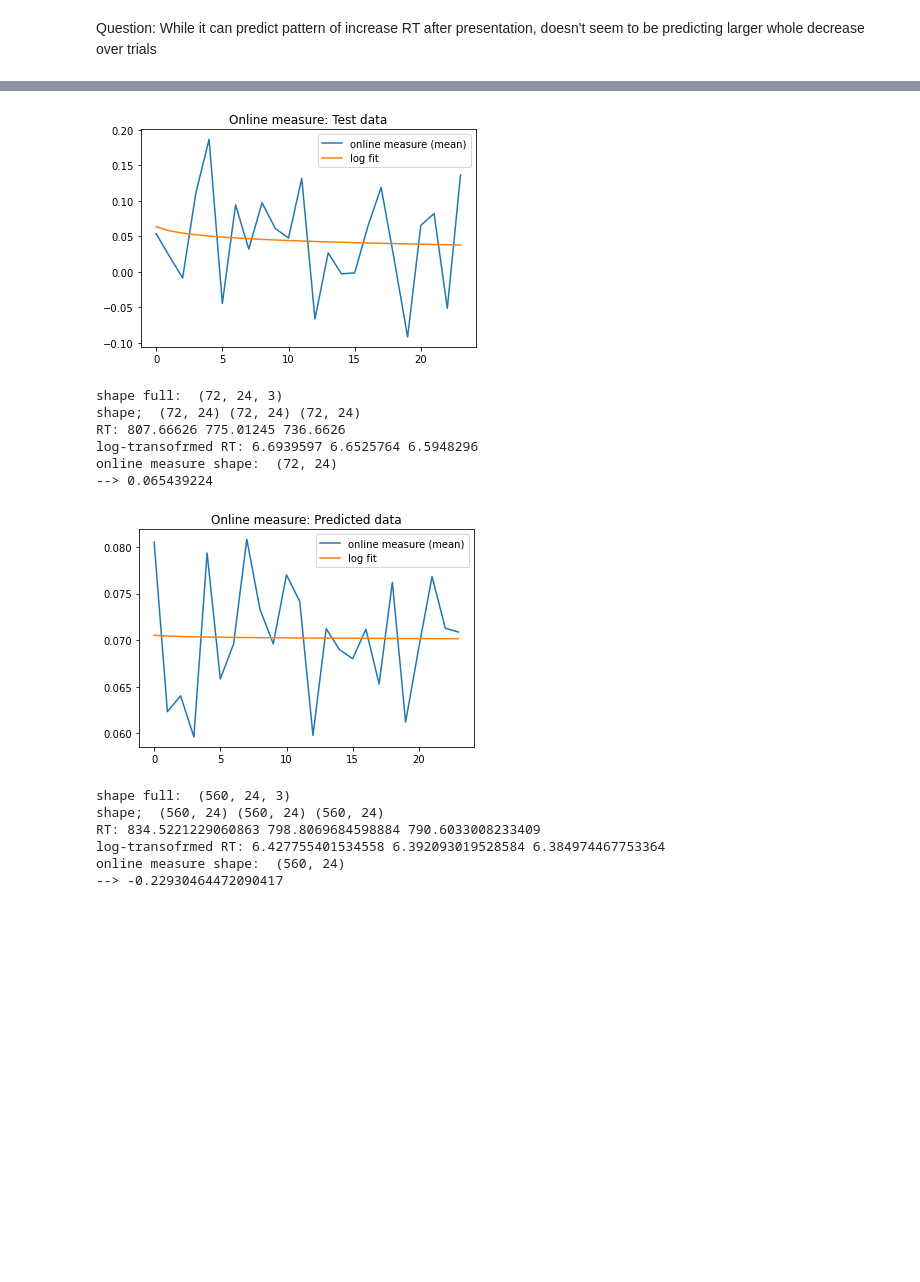
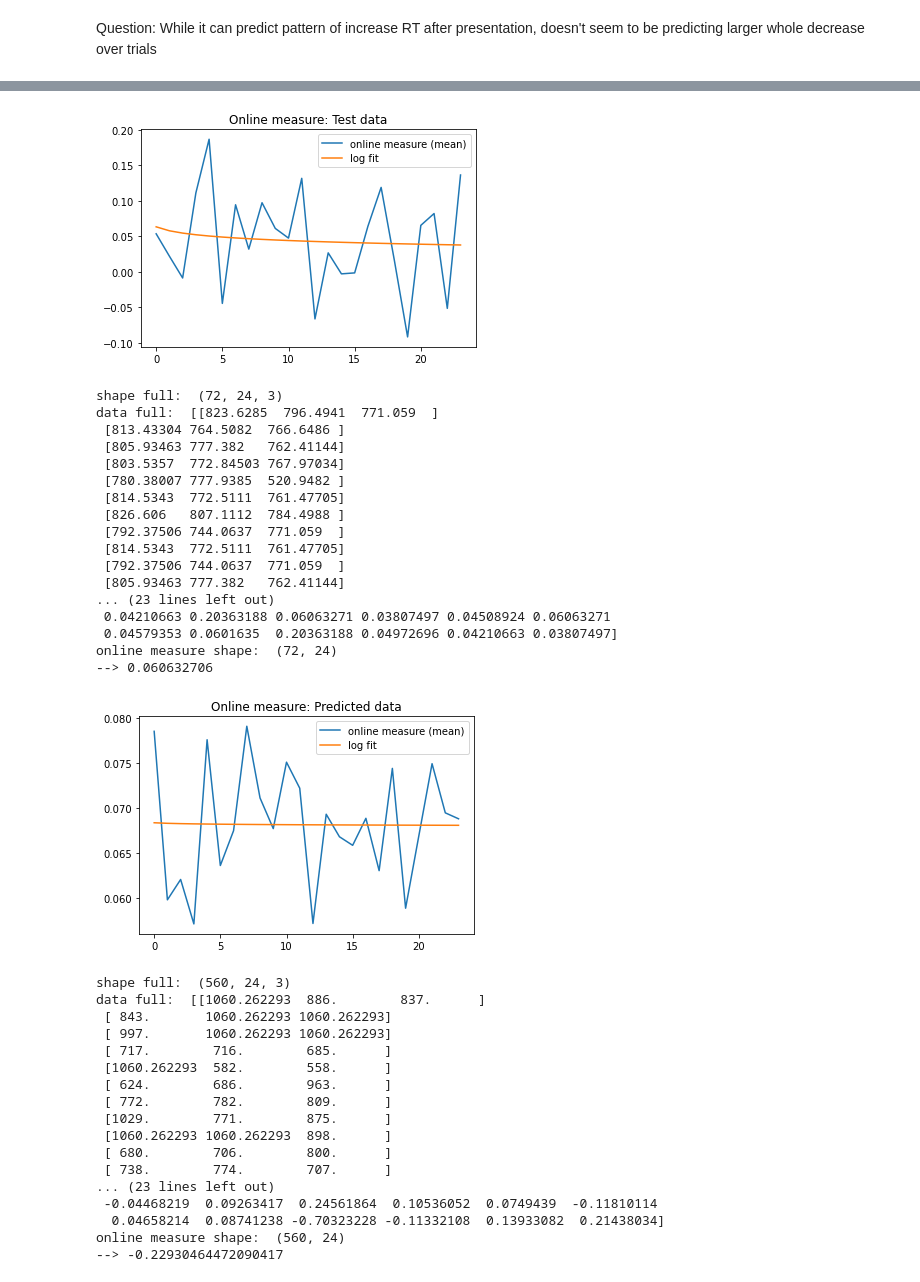
Before and after one commit to Altibertalt/thesis_model, a Jupyter notebook: modelling.ipynb, the cells around one changed output, grey strips where cells are left out. Cells and saved outputs as stored; diff of their text form; code cells hidden in the pictures; blank space fills up the shorter version.

```diff
--- a/modelling.ipynb
+++ b/modelling.ipynb
@@ -189,6 +189,15 @@ Question: While it can predict pattern of increase RT after presentation, doesn'
 pred = model.predict(X_test)
 new_y_test = y_test.reshape(-1, 1)
 all_y = all_y.reshape(-1, 1)
+print(pred.shape[0]/(24*24), new_y_test.shape, all_y.shape[0]/(24*24))
+
+print(all_y.shape)
+all_y = all_y.reshape(-1, 24)
+means = np.mean(all_y, axis=1)
+means = np.mean(all_y, axis=0)
+print(means.shape)
+print(means.shape[0]/24)
+
 
 pred_reshaped = pred.reshape(-1, 3)
 test_reshaped = new_y_test.reshape(-1, 3)
@@ -198,7 +207,6 @@ testing_reshaped = test_reshaped.reshape(-1, 24, test_reshaped.shape[1])
 predicted_reshaped = pred_reshaped.reshape(-1, 24, pred_reshaped.shape[1])
 # Sanity test
 all_reshaped = y_reshaped.reshape(-1, 24, y_reshaped.shape[1])
-
 
 # Logarithmic function
 def logarithmic_func(x, a, b):
@@ -216,6 +224,7 @@ def fit_log(x_data, y_data):
 
 def data_anal(data, label):
     print("shape full: ", data.shape)
+    print("data full: ", data[0])
     # Values
     first_column = data[:, :, 0]
     second_column = data[:, :, 1]
@@ -232,12 +241,27 @@ def data_anal(data, label):
     print("log-transofrmed RT:", np.mean(np.log(first_column)), np.mean(np.log(second_column)), np.mean(np.log(third_column)))
 
     # Fit log to online measure
-    fit = fit_log(range(1,24+1), np.mean(online_measure, axis=0))
+    print("online measure shape: ", online_measure.shape)
+    print("online measure shape: ", online_measure[0])
+    #online_measure = online_measure.reshape(-1, 24)
+
+    #fit = fit_log(range(1,24+1), np.mean(online_measure, axis=0))
+    fit = fit_log(
+        range(1,24+1),
+        #np.mean(online_measure, axis=0)
+        np.mean(online_measure.reshape(-1, 24), axis=0)
+    )
+    #np.mean(online_measure.reshape(-1, 24), axis=1)
+    print("online measure shape: ", online_measure[0])
 
     print("online measure shape: ", online_measure.shape)
     print("-->", online_measure[0,1]) # compare with real datasheet
 
-    plt.plot(np.mean(online_measure, axis=0), label="online measure (mean)")
+    plt.plot(
+        #np.mean(online_measure, axis=0),
+        np.mean(online_measure.reshape(-1, 24), axis=0),
+        label="online measure (mean)"
+    )
     plt.plot(fit, label="log fit")
 
     plt.title(f"Online measure: {label}")
@@ -256,17 +291,39 @@ log-transofrmed RT: 6.603442502171013 6.558994466716343 6.557637208326447
 online measure shape:  (72, 24)
 --> 0.1819719041843646
 [figure]
 shape full:  (72, 24, 3)
-shape;  (72, 24) (72, 24) (72, 24)
-RT: 807.66626 775.01245 736.6626
-log-transofrmed RT: 6.6939597 6.6525764 6.5948296
+data full:  [[823.6285  796.4941  771.059  ]
+ [813.43304 764.5082  766.6486 ]
+ [805.93463 777.382   762.41144]
+ [803.5357  772.84503 767.97034]
+ [780.38007 777.9385  520.9482 ]
+ [814.5343  772.5111  761.47705]
+ [826.606   807.1112  784.4988 ]
+ [792.37506 744.0637  771.059  ]
+ [814.5343  772.5111  761.47705]
+ [792.37506 744.0637  771.059  ]
+ [805.93463 777.382   762.41144]
+... (23 lines left out)
+ 0.04210663 0.20363188 0.06063271 0.03807497 0.04508924 0.06063271
+ 0.04579353 0.0601635  0.20363188 0.04972696 0.04210663 0.03807497]
 online measure shape:  (72, 24)
---> 0.065439224
+--> 0.060632706
-[figure, old version]
+[figure, new version]
 shape full:  (560, 24, 3)
-shape;  (560, 24) (560, 24) (560, 24)
-RT: 834.5221229060863 798.8069684598884 790.6033008233409
-log-transofrmed RT: 6.427755401534558 6.392093019528584 6.384974467753364
+data full:  [[1060.262293  886.        837.      ]
+ [ 843.       1060.262293 1060.262293]
+ [ 997.       1060.262293 1060.262293]
+ [ 717.        716.        685.      ]
+ [1060.262293  582.        558.      ]
+ [ 624.        686.        963.      ]
+ [ 772.        782.        809.      ]
+ [1029.        771.        875.      ]
+ [1060.262293 1060.262293  898.      ]
+ [ 680.        706.        800.      ]
+ [ 738.        774.        707.      ]
+... (23 lines left out)
+ -0.04468219  0.09263417  0.24561864  0.10536052  0.0749439  -0.11810114
+  0.04658214  0.08741238 -0.70323228 -0.11332108  0.13933082  0.21438034]
 online measure shape:  (560, 24)
 --> -0.22930464472090417
 [figure]
```
Also changed, not shown: parts of 3 cells of this notebook.
